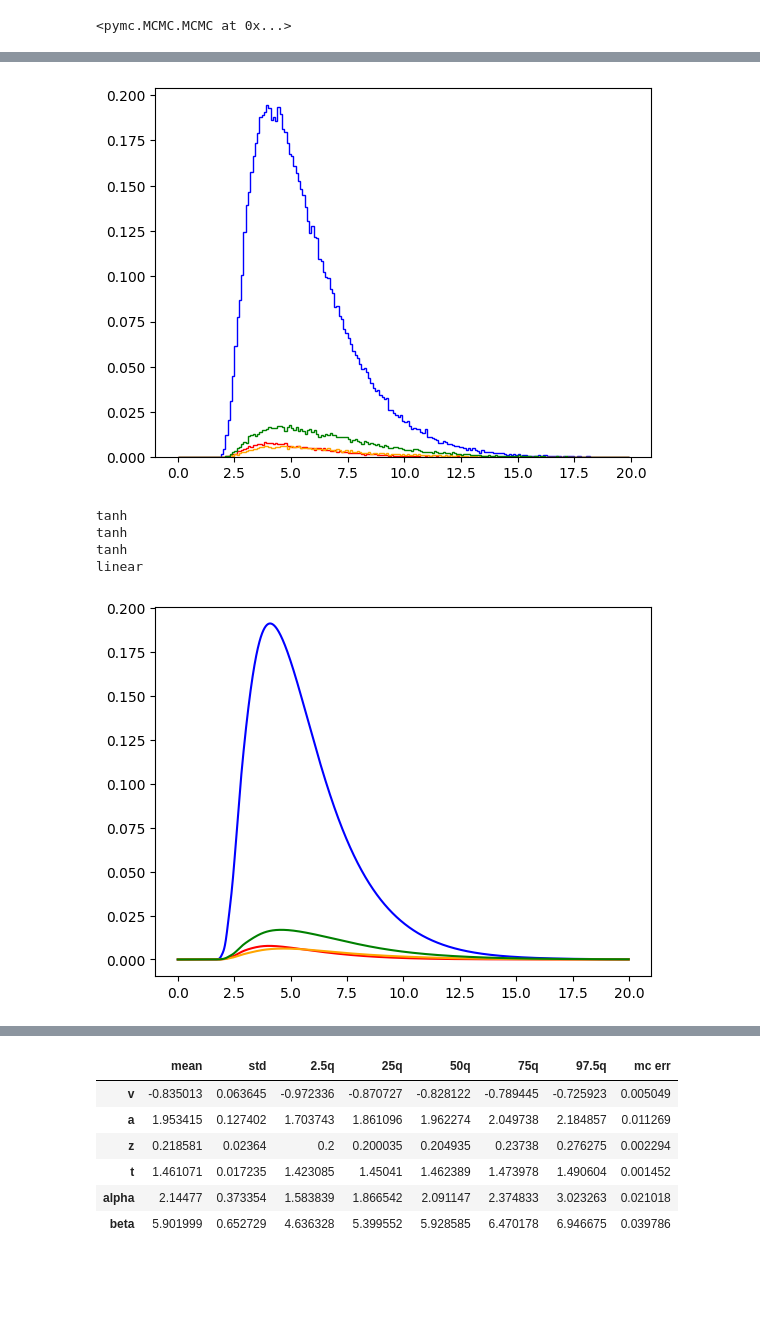
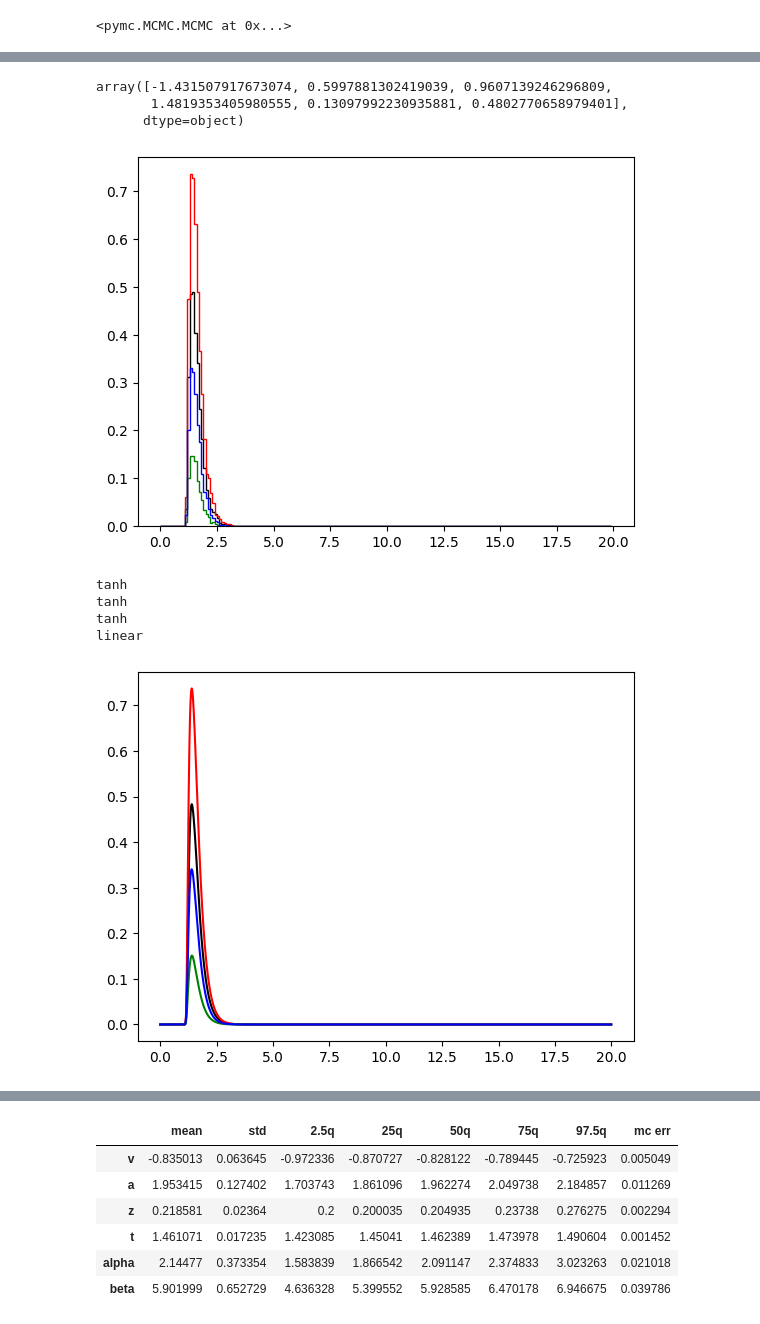
Before and after one commit to AlexanderFengler/LAN_scripts, a Jupyter notebook: hddm_tests.ipynb, the cells around one changed output, grey strips where cells are left out. Cells and saved outputs as stored; diff of their text form; code cells hidden in the pictures; blank space fills up the shorter version.

Commit message:
some changes to hddm_tests to include posterior predictives

```diff
--- a/hddm_tests.ipynb
+++ b/hddm_tests.ipynb
@@ -59,7 +286,7 @@ hddm.model_config.model_config[model]
 # test regressors only False
 # add p_outliers to the generator !
 data, full_parameter_dict = hddm.simulators.hddm_dataset_generators.simulator_h_c(n_subjects = 1,
-                                                                                  n_trials_by_subject = n_samples,
+                                                                                  n_trials_per_subject = n_samples,
                                                                                   model = model,
                                                                                   p_outlier = 0.00,
                                                                                   conditions = None,
@@ -210,0 +537,25 @@ hddm_model.sample(nmcmc,
+# %%
+# Check if posteriors make sense
+import ssms
+#model = 'ddm_seq2_no_bias'
+#d_s = [0, 0.25, 0.5, 1]
+
+n_samples = 20000
+hddmnn_torch_model.gen_stats()['mean']
+theta = hddmnn_torch_model.gen_stats()['mean'].values.astype(np.float32)
+out = ssms.basic_simulators.simulator(theta = theta,
+                                      model = model,
+                                      n_samples = n_samples)
+
+#if d == 0:
+color = ['black', 'red', 'green', 'blue']
+cnt = 0
+
+for c in [0, 1, 2, 3]:
+    choice_prop = out['rts'][out['choices'] == c].shape[0] / out['rts'].shape[0]
+    weights = np.tile(( 1 / 0.1 ) / n_samples , reps = out['rts'][out['choices'] == c].shape[0])
+    plt.hist(out['rts'][out['choices'] == c], range = (0, 20), bins = np.arange(0, 20, 0.1), weights = weights, histtype = 'step', color = color[c])
+
+plt.show()
+#else:
+#plt.hist(out['rts'][out['choices'] == 3], range = (0, 1), bins = 100, histtype = 'step', alpha = d, color = 'black')
@@ -211,17 +564,23 @@ hddm_model.sample(nmcmc,
+# %%
+np.array(data.iloc[0][[param for param in hddm.model_config.model_config[model]['params']]])
+# %% [output]
+array([-1.431507917673074, 0.5997881302419039, 0.9607139246296809,
+       1.4819353405980555, 0.13097992230935881, 0.4802770658979401],
+      dtype=object)
 # %%
 # Check if posteriors make sense
 import ssms
 #model = 'ddm_seq2_no_bias'
 #d_s = [0, 0.25, 0.5, 1]
-#0.965845	2.140491	-0.733678	1.797468	0.962645
-n_samples = 200000
-theta = [-0.54, -0.91, 0.29, 1.75, 1.31] #, 1.0]
-out = ssms.basic_simulators.simulator(theta = theta,
+
+n_samples = 20000
+theta_gt = np.array(data.iloc[0][[param for param in hddm.model_config.model_config[model]['params']]])
+out = ssms.basic_simulators.simulator(theta = theta_gt,
                                       model = model,
                                       n_samples = n_samples)
 
 #if d == 0:
-color = ['blue', 'red', 'orange', 'green']
+color = ['black', 'red', 'green', 'blue']
 cnt = 0
 
 for c in [0, 1, 2, 3]:
@@ -233,30 +592,29 @@ plt.show()
 #else:
 #plt.hist(out['rts'][out['choices'] == 3], range = (0, 1), bins = 100, histtype = 'step', alpha = d, color = 'black')
 # %% [output]
-[figure, old version]
+[figure, new version]
-# %%
-my_model = hddm.network_inspectors.load_torch_mlp(model = model)
-# %% [output]
-tanh
-tanh
-tanh
-linear
 # %%
+my_model = hddm.network_inspectors.load_torch_mlp(model = model)
 n_choices = 4
 choice_options = [0, 1, 2, 3]
 
 rts = np.expand_dims(np.concatenate([np.arange(0, 20, 0.01) for i in range(n_choices)]), axis = 1) #, np.arange(0,10, 0.01), np.arange(0,10, 0.01)]), axis = 1)
 choices = np.concatenate([[c for i in range(2000)] for c in choice_options])
-thetas = np.tile(np.array(theta), reps = (rts.shape[0],1))
+thetas = np.tile(np.array(theta_gt), reps = (rts.shape[0],1))
 my_data = np.column_stack([thetas, rts, choices]).astype(np.float32)
 
 my_data = np.column_stack([my_data, np.exp(my_model.predict_on_batch(my_data))])
+# %% [output]
+tanh
+tanh
+tanh
+linear
 # %%
-color = ['blue', 'red', 'orange', 'green']
+color = ['black', 'red', 'green', 'blue']
 
 for c in [0, 1, 2, 3]: #  2, 3]:
     plt.plot(my_data[my_data[:, -2] == c, -3], my_data[my_data[:, -2] == c, -1], color = color[c])
 
 plt.show()
 # %% [output]
-[figure, old version]
+[figure, new version]
```
Also changed, not shown: parts of 34 cells of this notebook, 8 other files.
